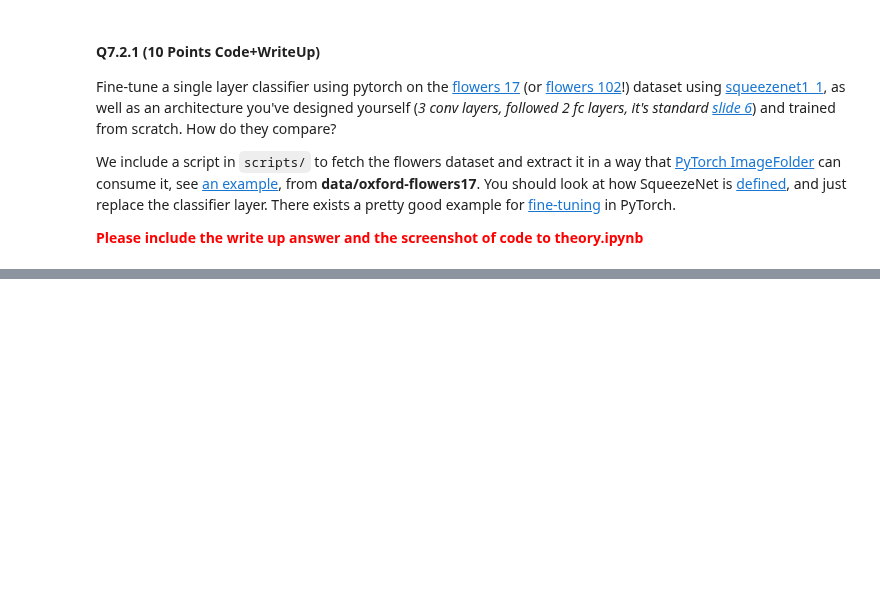
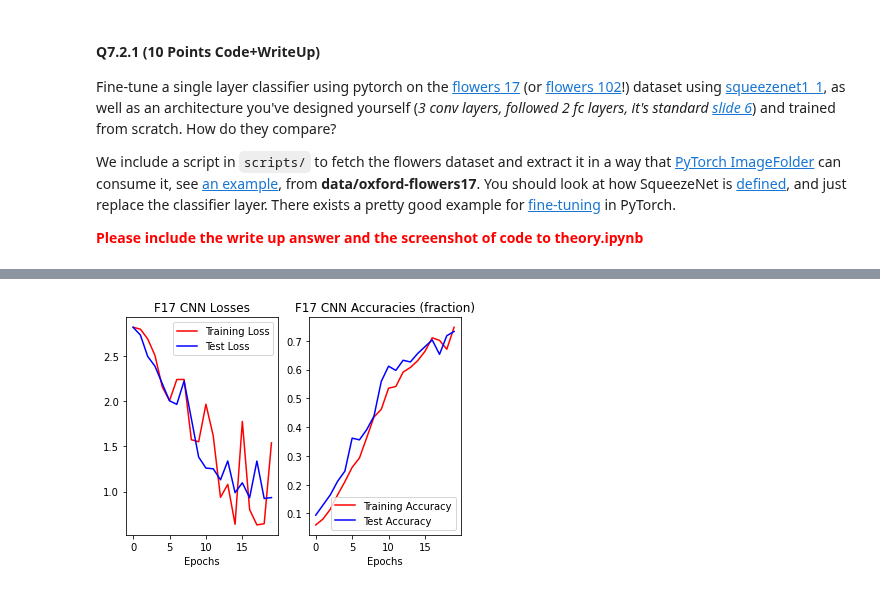
Before and after one commit to FranzEricSchneider/szeliski-algorithms-n-apps, a Jupyter notebook: class/hw3/q7.ipynb, the cells around one changed output, grey strips where cells are left out. Drawn from its saved outputs; the diff is of its cells as text; code cells hidden in the pictures; blank space fills up the shorter version.

```diff
--- a/class/hw3/q7.ipynb
+++ b/class/hw3/q7.ipynb
@@ -719,13 +715,15 @@ Train Epoch: 6
 # %%
 figure, axes = plt.subplots(1, 2)
 axes[0].plot(f17cnn_train_losses, "r", label="Training Loss")
-axes[0].plot(f17cnn_test_losses, "b", label="Validation Loss")
+axes[0].plot(f17cnn_test_losses, "b", label="Test Loss")
 axes[1].plot(f17cnn_train_accs, "r", label="Training Accuracy")
-axes[1].plot(f17cnn_test_accs, "b", label="Validation Accuracy")
+axes[1].plot(f17cnn_test_accs, "b", label="Test Accuracy")
 axes[0].legend()
 axes[1].legend()
 axes[0].set_xlabel("Epochs")
 axes[1].set_xlabel("Epochs")
 axes[0].set_title("F17 CNN Losses")
 axes[1].set_title("F17 CNN Accuracies (fraction)")
 plt.show()
+# %% [output]
+[figure, added]
```
Also changed, not shown: parts of 5 cells of this notebook, 2 other files.
